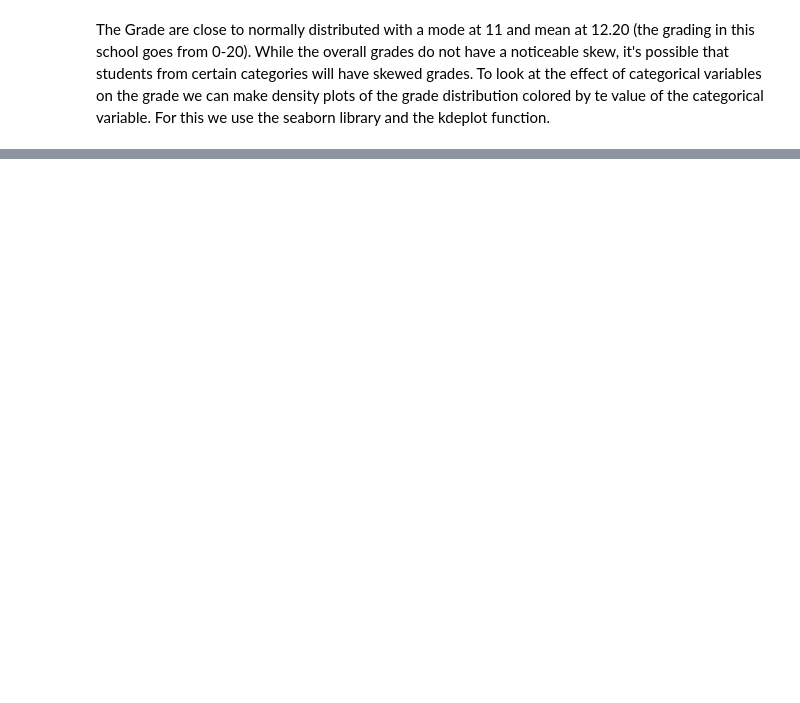
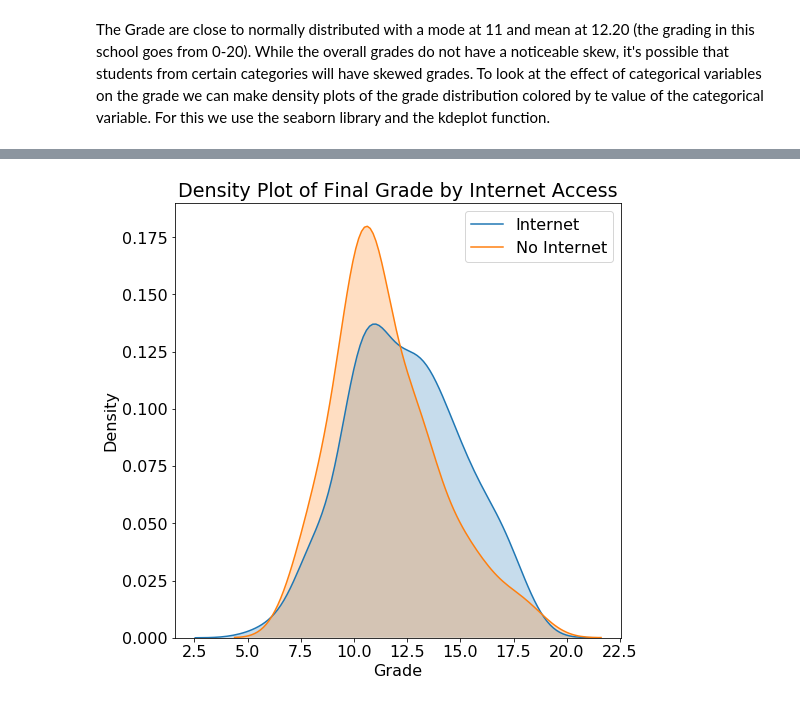
Before and after one commit to BonifasiusAnggara/Predicting-Student-Grades-with-BayesianLR, a Jupyter notebook: Predicting_Student_Grades_with_BayesianLR.ipynb, the cells around one changed output, grey strips where cells are left out. Saved outputs shown, nothing was run; the diff lists cells and outputs as text; code cells hidden in the pictures; blank space fills up the shorter version.

```diff
--- a/Predicting_Student_Grades_with_BayesianLR.ipynb
+++ b/Predicting_Student_Grades_with_BayesianLR.ipynb
@@ -177,0 +183,10 @@ plt.xlabel('Grade'); plt.ylabel('Density'); plt.title('Density Plot of Final Gra
+# %%
+# Grade distribution by internet
+figsize(8,8)
+
+sns.kdeplot(df.loc[df['internet'] == 'yes', 'Grade'], label = 'Internet', shade = True)
+sns.kdeplot(df.loc[df['internet'] == 'no', 'Grade'], label = 'No Internet', shade = True)
+plt.xlabel('Grade'); plt.ylabel('Density'); plt.title('Density Plot of Final Grade by Internet Access');
+plt.ylim(0, .19);
+# %% [output]
+[figure, added]
```
Also changed, not shown: parts of 7 cells of this notebook.
